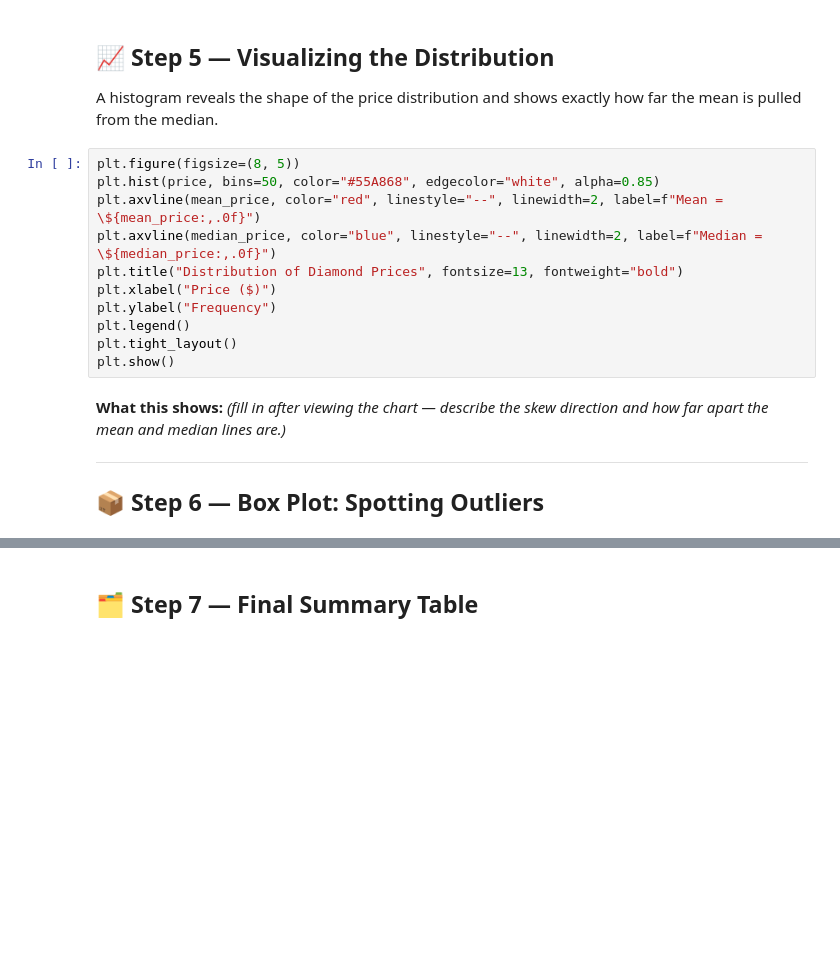
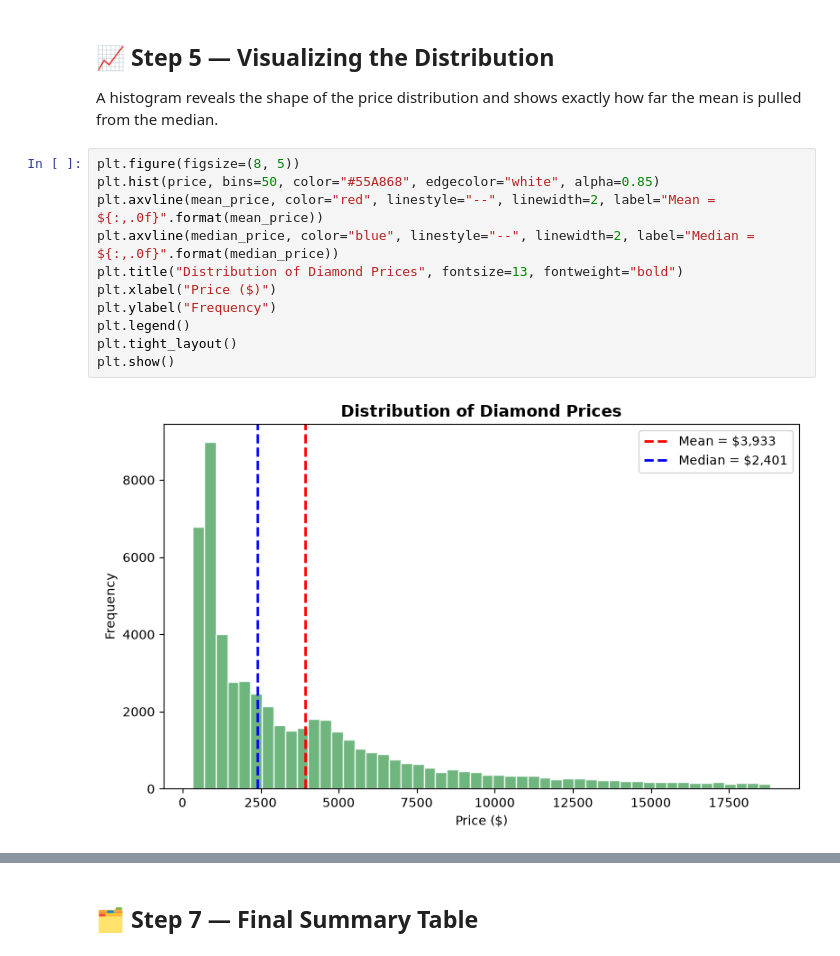
Before and after one commit to zyanshwarb-hue/binx-ai-ml-internship-, a Jupyter notebook: week2/day1/day1_extra_practice_diamonds.ipynb, the cells around one changed output, grey strips where cells are left out. Saved outputs shown, nothing was run; the diff lists cells and outputs as text; blank space fills up the shorter version.

```diff
--- a/week2/day1/day1_extra_practice_diamonds.ipynb
+++ b/week2/day1/day1_extra_practice_diamonds.ipynb
@@ -113,18 +142,13 @@ pulled from the median.
 # %%
 plt.figure(figsize=(8, 5))
 plt.hist(price, bins=50, color="#55A868", edgecolor="white", alpha=0.85)
-plt.axvline(mean_price, color="red", linestyle="--", linewidth=2, label=f"Mean = \${mean_price:,.0f}")
-plt.axvline(median_price, color="blue", linestyle="--", linewidth=2, label=f"Median = \${median_price:,.0f}")
+plt.axvline(mean_price, color="red", linestyle="--", linewidth=2, label="Mean = ${:,.0f}".format(mean_price))
+plt.axvline(median_price, color="blue", linestyle="--", linewidth=2, label="Median = ${:,.0f}".format(median_price))
 plt.title("Distribution of Diamond Prices", fontsize=13, fontweight="bold")
 plt.xlabel("Price ($)")
 plt.ylabel("Frequency")
 plt.legend()
 plt.tight_layout()
 plt.show()
+# %% [output]
+[figure, added]
-# %% [markdown]
-**What this shows:** *(fill in after viewing the chart — describe the skew direction and how far
-apart the mean and median lines are.)*
-
----
-
-## 📦 Step 6 — Box Plot: Spotting Outliers
```
Also changed, not shown: parts of 19 cells of this notebook.
